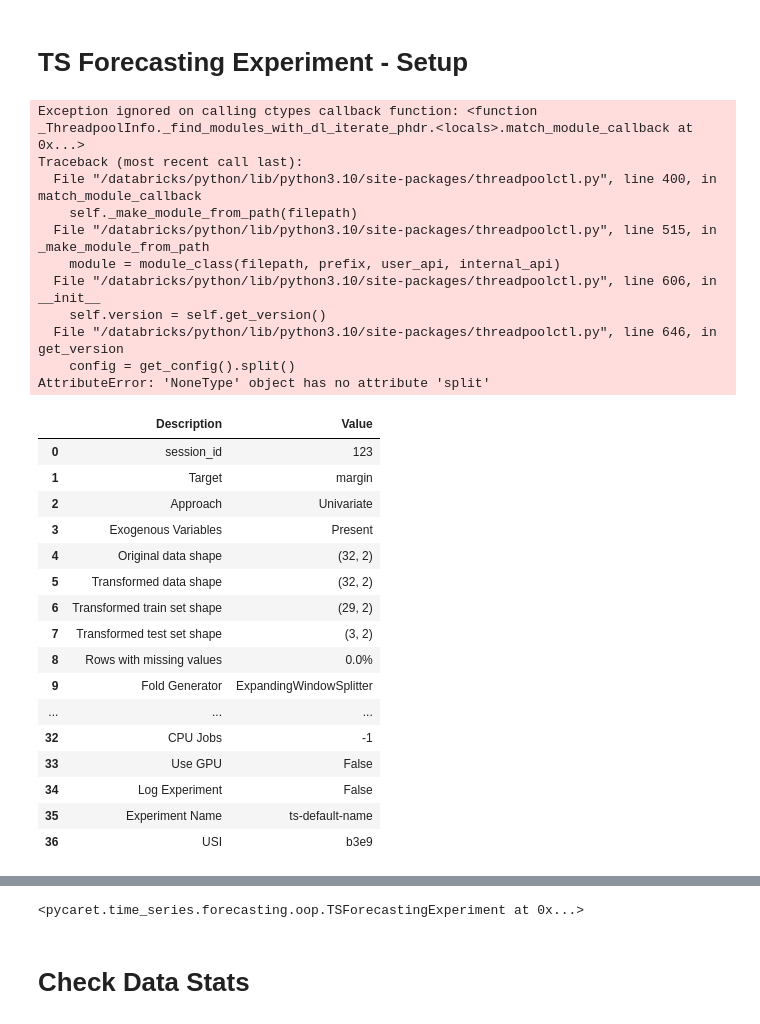
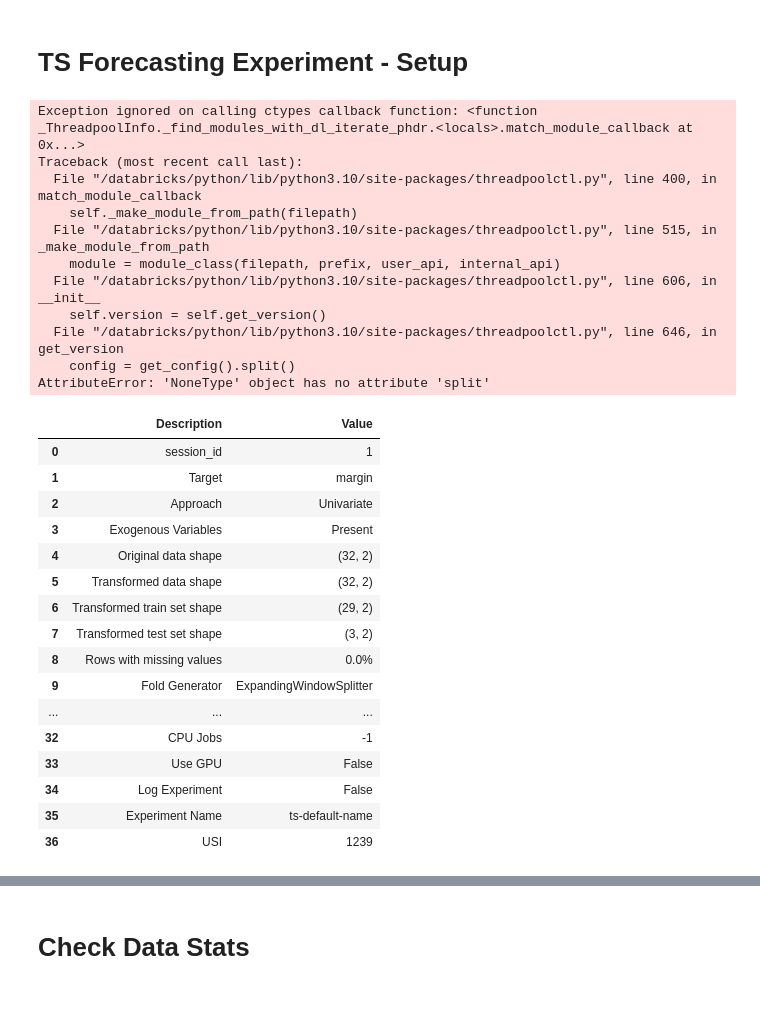
Before and after one commit to mmayorga97/margins_study_case, a Jupyter notebook: code/Forecast.ipynb, the cells around one changed output, grey strips where cells are left out. Cells and saved outputs as stored; diff of their text form; code cells hidden in the pictures.

```diff
--- a/code/Forecast.ipynb
+++ b/code/Forecast.ipynb
@@ -70,23 +75,22 @@ memory usage: 1.1+ KB
 # %%
 from pycaret.time_series import *
 exp = TSForecastingExperiment()
 data = region_margins_df[['month','margin']]
-s = setup(data=data,target='margin', fh = 3, session_id = 123)
-exp.setup(data=data,target='margin', fh=3, session_id=1)
+s = exp.setup(data=data,target='margin', fh=3, session_id=1)
 # %% [output]
 Exception ignored on calling ctypes callback function: <function _ThreadpoolInfo._find_modules_with_dl_iterate_phdr.<locals>.match_module_callback at 0x...>
 Traceback (most recent call last):
   File "/databricks/python/lib/python3.10/site-packages/threadpoolctl.py", line 400, in match_module_callback
     self._make_module_from_path(filepath)
   File "/databricks/python/lib/python3.10/site-packages/threadpoolctl.py", line 515, in _make_module_from_path
     module = module_class(filepath, prefix, user_api, internal_api)
   File "/databricks/python/lib/python3.10/site-packages/threadpoolctl.py", line 606, in __init__
     self.version = self.get_version()
   File "/databricks/python/lib/python3.10/site-packages/threadpoolctl.py", line 646, in get_version
     config = get_config().split()
 AttributeError: 'NoneType' object has no attribute 'split'
 |  | Description | Value |
-| 0 | session_id | 123 |
+| 0 | session_id | 1 |
 | 1 | Target | margin |
 | 2 | Approach | Univariate |
 | 3 | Exogenous Variables | Present |
@@ -101,4 +105,4 @@ AttributeError: 'NoneType' object has no attribute 'split'
 | 33 | Use GPU | False |
 | 34 | Log Experiment | False |
 | 35 | Experiment Name | ts-default-name |
-| 36 | USI | b3e9 |
+| 36 | USI | 1239 |
@@ -122,4 +109,3 @@ AttributeError: 'NoneType' object has no attribute 'split'
-<pycaret.time_series.forecasting.oop.TSForecastingExperiment at 0x...>
 # %% [markdown]
 # Check Data Stats
 # %%
```
Also changed, not shown: parts of 18 cells of this notebook, 10 other files.
